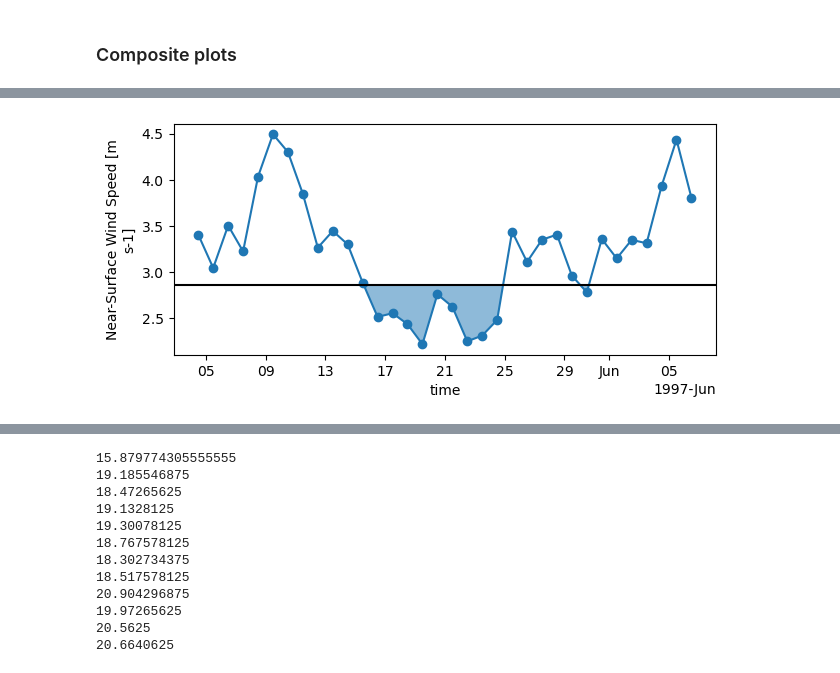
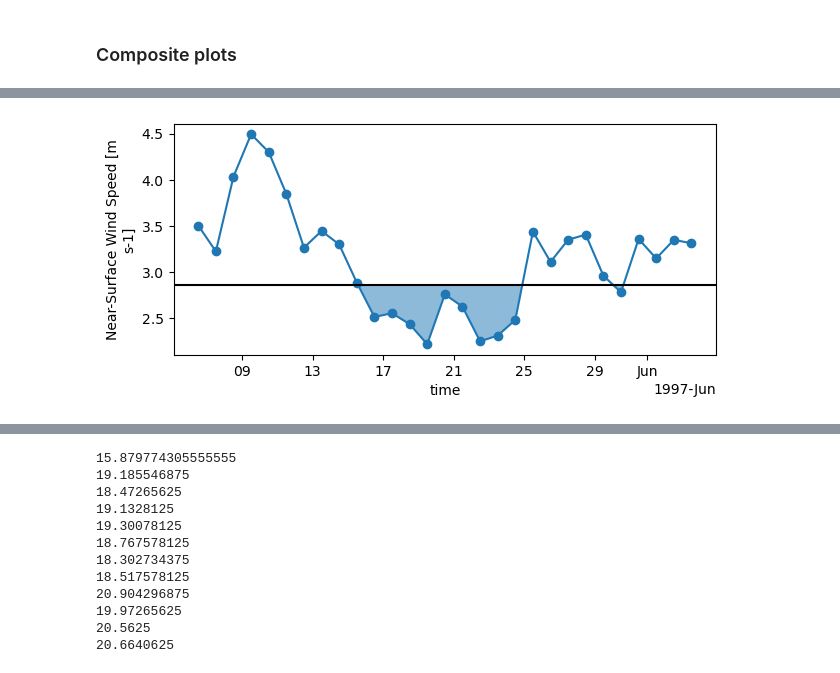
Before and after one commit to dougrichardson/wind_drought, a Jupyter notebook: 12_BARRA_analysis.ipynb, the cells around one changed output, grey strips where cells are left out. Saved outputs shown, nothing was run; the diff lists cells and outputs as text; code cells hidden in the pictures.

```diff
--- a/12_BARRA_analysis.ipynb
+++ b/12_BARRA_analysis.ipynb
@@ -117,0 +150,11 @@ plt.show()
+# %%
+ordered_SWTs = [
+    "WH-A", "WH-B", "WH-C", "WH-D",
+    "CH-A", "CH-B",
+    "EH-A", "EH-B", "EH-C", "EH-D", "EH-E",
+    "TH-A", "TH-B", "TH-C",
+    "FH-A", "FH-B", "FH-C",
+    "WCT-A", "WCT-B",
+    "COL-A", "COL-B", "COL-C", "COL-D", "COL-E", "COL-F",
+    "AM-A", "AM-B", "AM-C", "AM-D", "AM-E"
+]
@@ -138,2 +338,0 @@ sfcWind_path = '/g/data/ob53/BARRA2/output/reanalysis/AUS-11/BOM/ERA5/historical
-# %%
-top10 = df.sort_values(['WDDx'], ascending=False).head(n=10)
@@ -156,7 +341,7 @@ def sfcWind_slice(da, event_start, event_duration, days_before, days_after):
     """ Return da around event """
     time_slice = pd.date_range(
         pd.to_datetime(event_start) - pd.DateOffset(days=days_before),
-        pd.to_datetime(event_start) + pd.DateOffset(days=event_duration + days_after)
+        pd.to_datetime(event_start) + pd.DateOffset(days=event_duration + days_after - 1)
     ) + pd.Timedelta(hours=12)
     return da.sel(time=time_slice)
 # %%
@@ -257,7 +442,7 @@ def plot_event(event_id):
 # %%
 fig, ax = plt.subplots(1,1, figsize=(7,3))
 duration, start = top10.iloc[0]
-wind_ts = sfcWind_slice(ds_obs["sfcWind"], start, duration, 12, 12)
+wind_ts = sfcWind_slice(ds_obs["sfcWind"], start, duration, 10, 10)
 plot_ts(ax, wind_ts, pctl10_obs)
 # %% [output]
-[figure, old version]
+[figure, new version]
```
Also changed, not shown: parts of 22 cells of this notebook.
